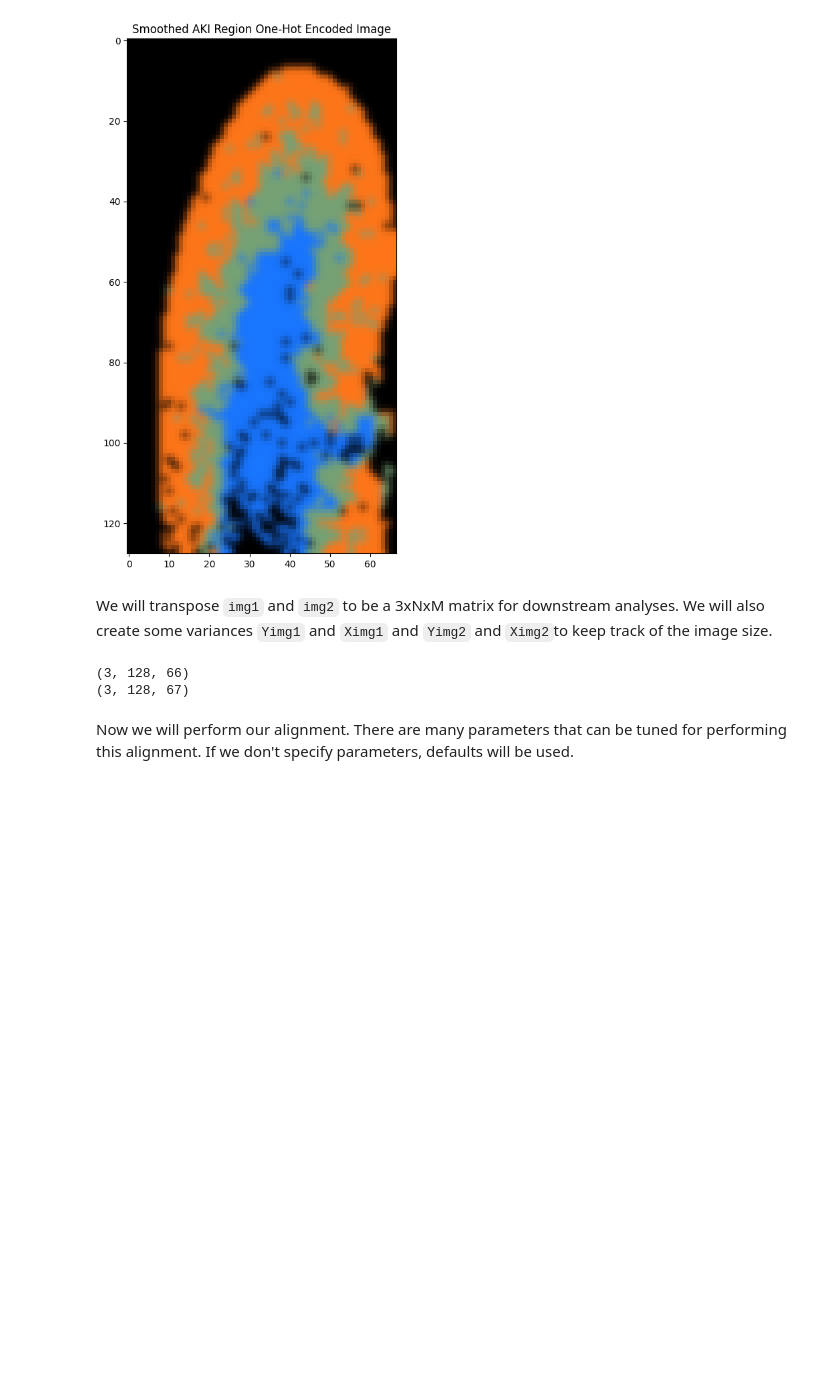
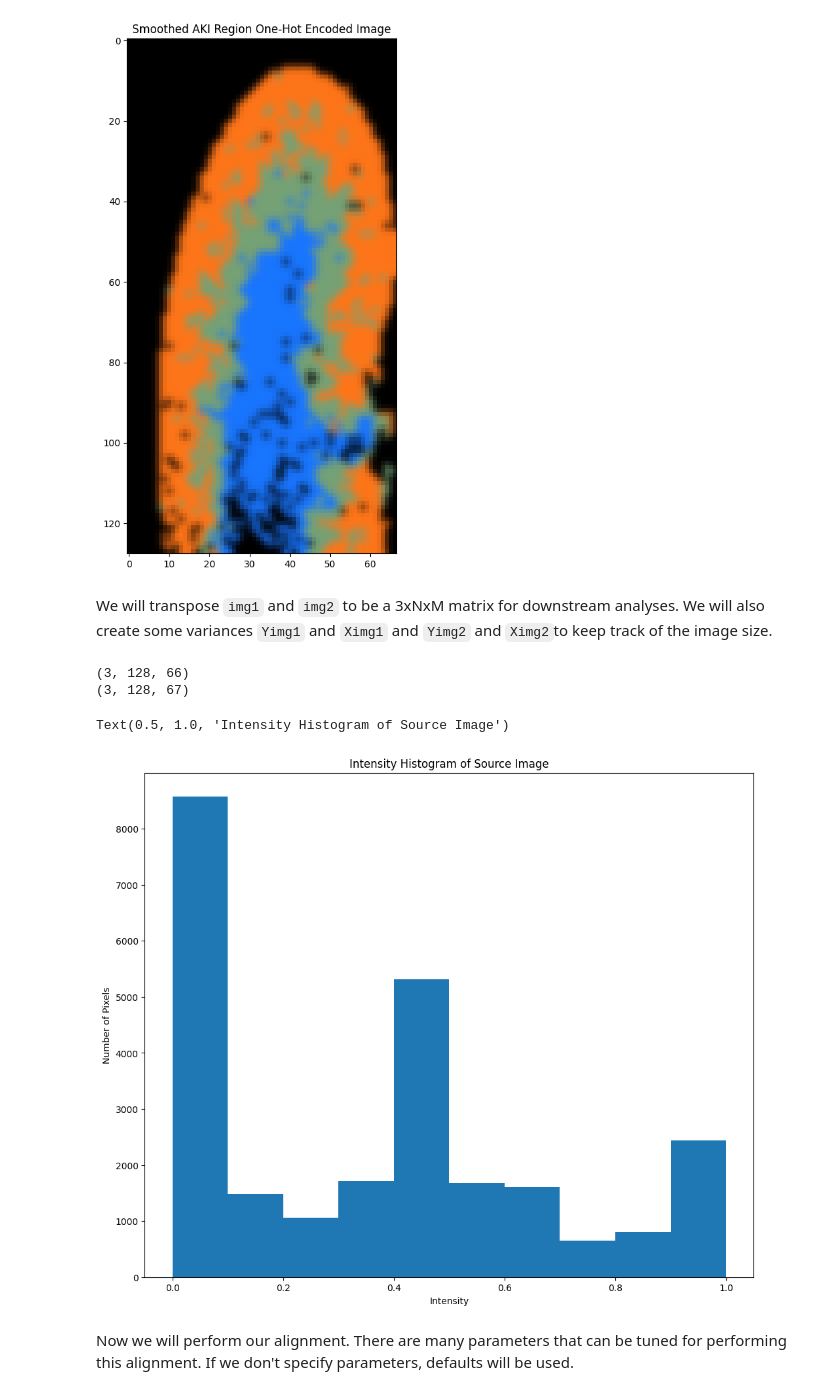
Before and after one commit to JEFworks-Lab/STcompare, a Jupyter notebook: vignettes/visium-visium-region-alignment-affine-only.ipynb, the cells around one changed output. Cells and saved outputs as stored; diff of their text form; code cells hidden in the pictures; blank space fills up the shorter version.

```diff
--- a/vignettes/visium-visium-region-alignment-affine-only.ipynb
+++ b/vignettes/visium-visium-region-alignment-affine-only.ipynb
@@ -187,6 +187,15 @@ extent2 = STalign.extent_from_x((Yimg2,Ximg2))
 # %% [output]
 (3, 128, 66)
 (3, 128, 67)
+# %%
+fig,ax = plt.subplots()
+ax.hist(img1.ravel())
+plt.xlabel('Intensity')
+plt.ylabel('Number of Pixels')
+plt.title('Intensity Histogram of Target Image')
+# %% [output]
+Text(0.5, 1.0, 'Intensity Histogram of Source Image')
+[figure, added]
 # %% [markdown]
 Now we will perform our alignment. There are many parameters that can be tuned for performing this alignment. If we don't specify parameters, defaults will be used.
 # %%
```
Also changed, not shown: parts of 5 cells of this notebook.
